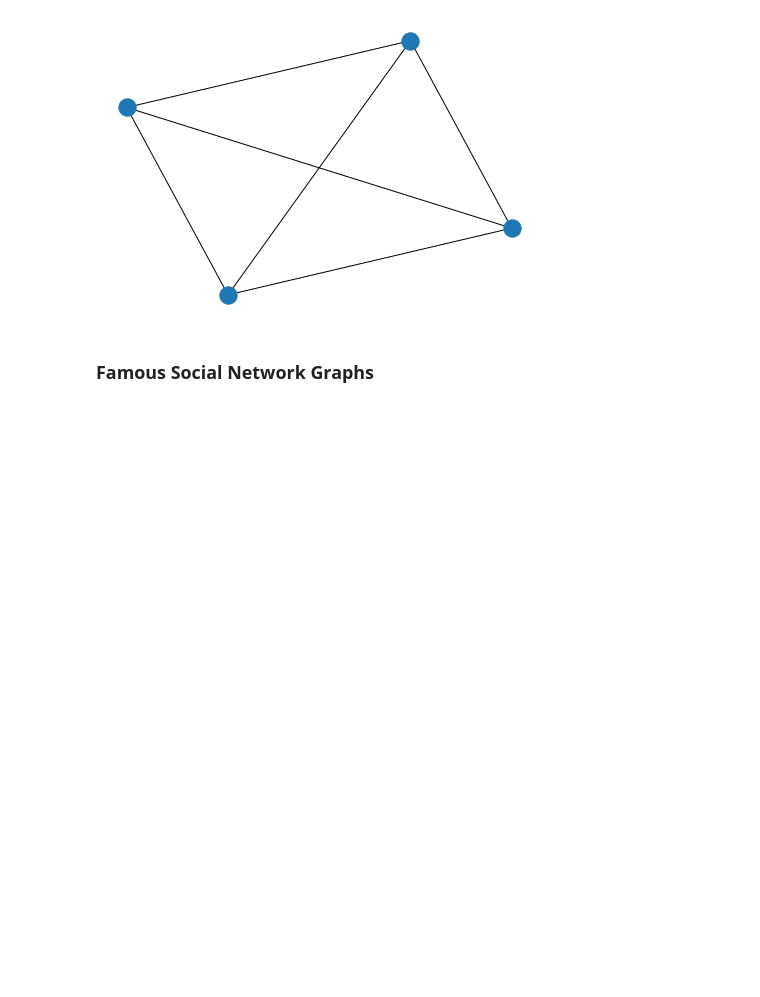
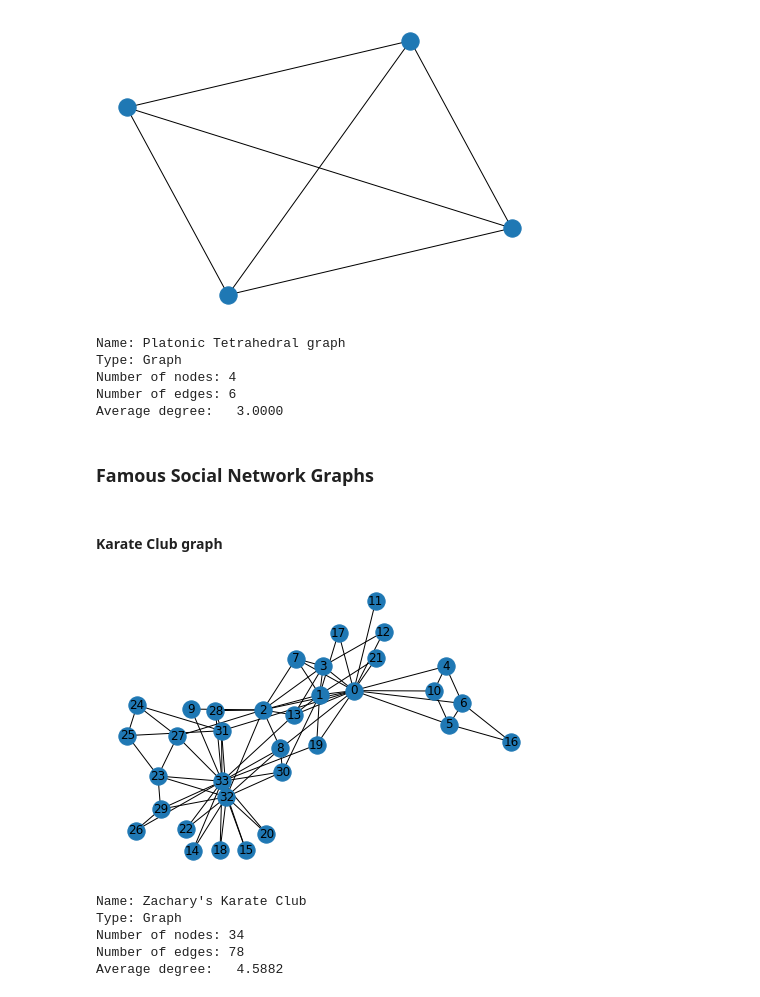
Before and after one commit to soslin/social-network-analysis, a Jupyter notebook: soc-net-class/learn_graphs_sna_3.ipynb, the cells around one changed output. Drawn from its saved outputs; the diff is of its cells as text; code cells hidden in the pictures; blank space fills up the shorter version.

Commit message:
Through complete bipartite graph

```diff
--- a/soc-net-class/learn_graphs_sna_3.ipynb
+++ b/soc-net-class/learn_graphs_sna_3.ipynb
@@ -305,5 +377,29 @@ tt = nx.tetrahedral_graph()
 nx.draw(tt)
 # %% [output]
 [figure]
+# %%
+print(nx.info(tt))
+# %% [output]
+Name: Platonic Tetrahedral graph
+Type: Graph
+Number of nodes: 4
+Number of edges: 6
+Average degree:   3.0000
 # %% [markdown]
 ### Famous Social Network Graphs
+# %% [markdown]
+#### Karate Club graph
+# %%
+kc = nx.karate_club_graph()
+
+nx.draw(kc, with_labels = True)
+# %% [output]
+[figure, added]
+# %%
+print(nx.info(kc))
+# %% [output]
+Name: Zachary's Karate Club
+Type: Graph
+Number of nodes: 34
+Number of edges: 78
+Average degree:   4.5882
```
Also changed, not shown: parts of 37 cells of this notebook.
